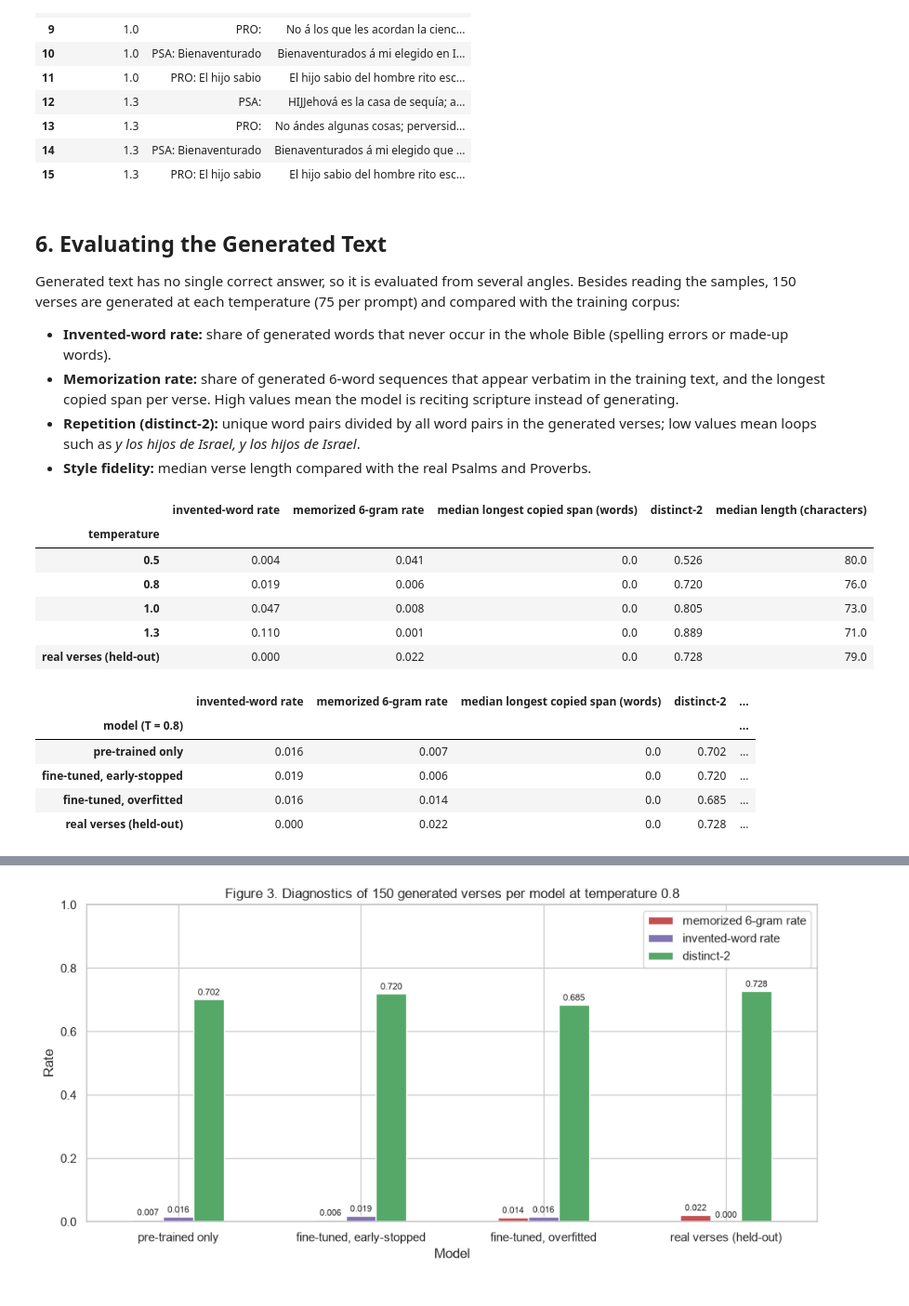
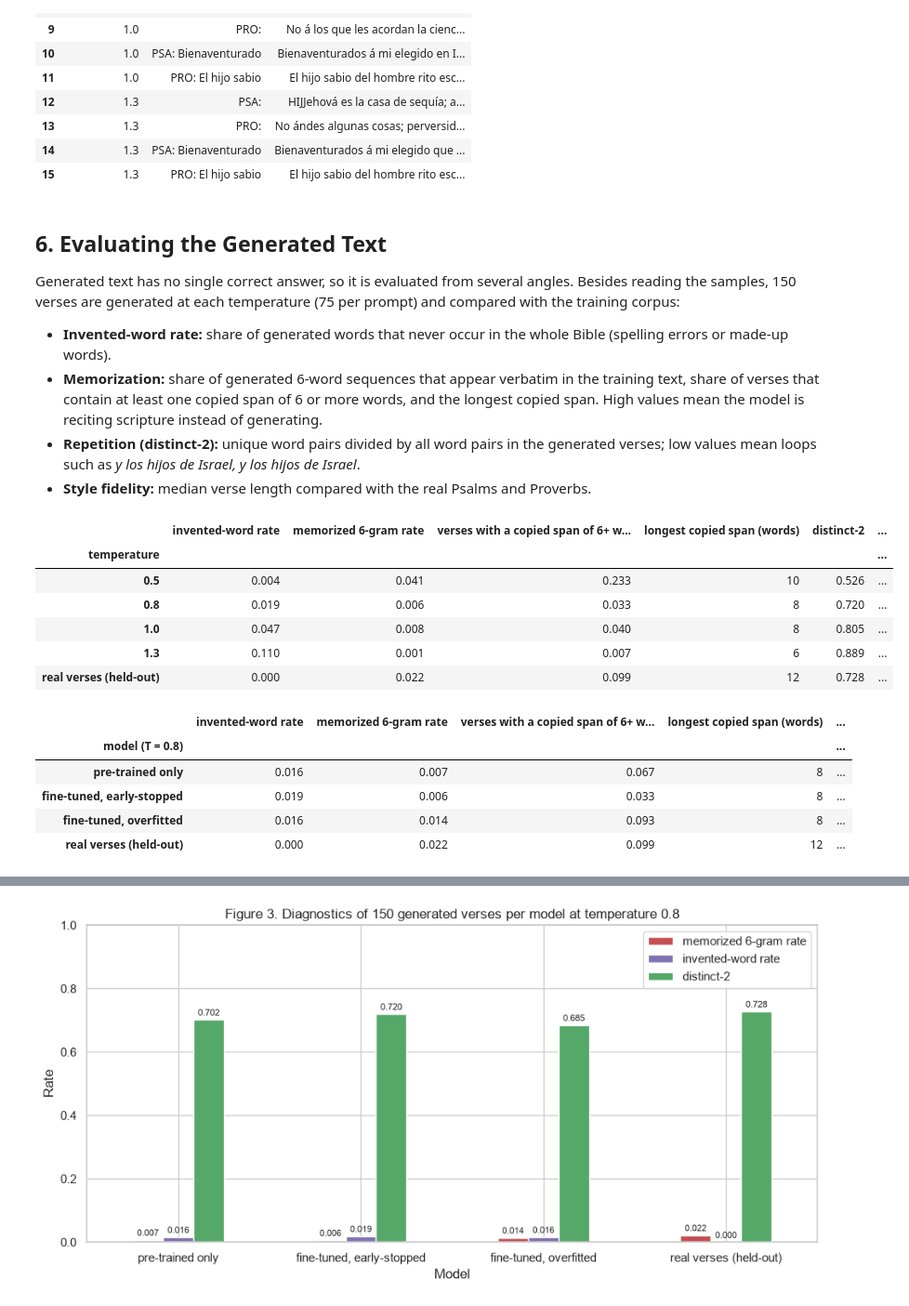
Before and after one commit to arturoappp/generative-ai-applications-project, a Jupyter notebook: generative_model.ipynb, the cells around one changed output, grey strips where cells are left out. Shown at 93% size. Cells and saved outputs as stored; diff of their text form; code cells hidden in the pictures.

```diff
--- a/generative_model.ipynb
+++ b/generative_model.ipynb
@@ -523,7 +523,7 @@ samples_by_temperature
 Generated text has no single correct answer, so it is evaluated from several angles. Besides reading the samples, 150 verses are generated at each temperature (75 per prompt) and compared with the training corpus:
 
 - **Invented-word rate:** share of generated words that never occur in the whole Bible (spelling errors or made-up words).
-- **Memorization rate:** share of generated 6-word sequences that appear verbatim in the training text, and the longest copied span per verse. High values mean the model is reciting scripture instead of generating.
+- **Memorization:** share of generated 6-word sequences that appear verbatim in the training text, share of verses that contain at least one copied span of 6 or more words, and the longest copied span. High values mean the model is reciting scripture instead of generating.
 - **Repetition (distinct-2):** unique word pairs divided by all word pairs in the generated verses; low values mean loops such as *y los hijos de Israel, y los hijos de Israel*.
 - **Style fidelity:** median verse length compared with the real Psalms and Proverbs.
 # %%
@@ -540,42 +540,43 @@ def longest_copied_span(words: list[str]) -> int:
         run = run + 1 if tuple(words[i:i + 6]) in train_6grams else 0
         best = max(best, run + 5 if run else 0)
     return best
 
 
 def evaluate_samples(samples: list[str]) -> dict:
-    """Invented-word rate, 6-gram memorization rate, longest copied span, distinct-2 and median length."""
+    """Invented-word rate, 6-gram memorization rate, share of verses with a 6+ word copy, longest copy, distinct-2 and median length."""
     words = [WORD_RE.findall(s.lower()) for s in samples]
     flat = [w for ws in words for w in ws]
     grams6 = [tuple(ws[i:i + 6]) for ws in words for i in range(len(ws) - 5)]
     bigrams = [tuple(ws[i:i + 2]) for ws in words for i in range(len(ws) - 1)]
     return {
         "invented-word rate": sum(w not in bible_words for w in flat) / max(len(flat), 1),
         "memorized 6-gram rate": sum(g in train_6grams for g in grams6) / max(len(grams6), 1),
-        "median longest copied span (words)": float(np.median([longest_copied_span(ws) for ws in words])),
+        "verses with a copied span of 6+ words": float(np.mean([longest_copied_span(ws) >= 6 for ws in words])),
+        "longest copied span (words)": int(max(longest_copied_span(ws) for ws in words)),
         "distinct-2": len(set(bigrams)) / max(len(bigrams), 1),
         "median length (characters)": float(np.median([len(s) for s in samples])),
     }
 
 
 N_PER_PROMPT = 75
 metrics, generated = [], {}
 m = load(finetuned_state)
 for temperature in [0.5, 0.8, 1.0, 1.3]:
     samples = [generate(m, p, temperature, seed=1000 + i)[5:] for p in ("PSA: ", "PRO: ") for i in range(N_PER_PROMPT)]
     generated[temperature] = samples
     metrics.append({"temperature": temperature, **evaluate_samples(samples)})
 real = verses[verses.book.isin(["PSA", "PRO"]) & (verses.split == "val")]["clean"].tolist()
 reference = evaluate_samples(real)
 metrics_table = pd.DataFrame(metrics + [{"temperature": "real verses (held-out)", **reference}]).set_index("temperature").round(3)
 metrics_table
 # %% [output]
-|  | invented-word rate | memorized 6-gram rate | median longest copied span (words) | distinct-2 | median length (characters) |
-| temperature |  |  |  |  |  |
-| 0.5 | 0.004 | 0.041 | 0.0 | 0.526 | 80.0 |
-| 0.8 | 0.019 | 0.006 | 0.0 | 0.720 | 76.0 |
-| 1.0 | 0.047 | 0.008 | 0.0 | 0.805 | 73.0 |
-| 1.3 | 0.110 | 0.001 | 0.0 | 0.889 | 71.0 |
-| real verses (held-out) | 0.000 | 0.022 | 0.0 | 0.728 | 79.0 |
+|  | invented-word rate | memorized 6-gram rate | verses with a copied span of 6+ w... | longest copied span (words) | distinct-2 | ... |
+| temperature |  |  |  |  |  | ... |
+| 0.5 | 0.004 | 0.041 | 0.233 | 10 | 0.526 | ... |
+| 0.8 | 0.019 | 0.006 | 0.033 | 8 | 0.720 | ... |
+| 1.0 | 0.047 | 0.008 | 0.040 | 8 | 0.805 | ... |
+| 1.3 | 0.110 | 0.001 | 0.007 | 6 | 0.889 | ... |
+| real verses (held-out) | 0.000 | 0.022 | 0.099 | 12 | 0.728 | ... |
 # %%
 # The same diagnostics for the three models at temperature 0.8
 model_rows = []
@@ -589,12 +590,12 @@ model_table = pd.DataFrame(model_rows).set_index("model (T = 0.8)").round(3)
 m = load(finetuned_state)
 model_table
 # %% [output]
-|  | invented-word rate | memorized 6-gram rate | median longest copied span (words) | distinct-2 | ... |
+|  | invented-word rate | memorized 6-gram rate | verses with a copied span of 6+ w... | longest copied span (words) | ... |
 | model (T = 0.8) |  |  |  |  | ... |
-| pre-trained only | 0.016 | 0.007 | 0.0 | 0.702 | ... |
-| fine-tuned, early-stopped | 0.019 | 0.006 | 0.0 | 0.720 | ... |
-| fine-tuned, overfitted | 0.016 | 0.014 | 0.0 | 0.685 | ... |
-| real verses (held-out) | 0.000 | 0.022 | 0.0 | 0.728 | ... |
+| pre-trained only | 0.016 | 0.007 | 0.067 | 8 | ... |
+| fine-tuned, early-stopped | 0.019 | 0.006 | 0.033 | 8 | ... |
+| fine-tuned, overfitted | 0.016 | 0.014 | 0.093 | 8 | ... |
+| real verses (held-out) | 0.000 | 0.022 | 0.099 | 12 | ... |
 # %%
 # Figure 2 — how the sampling temperature trades memorization and repetition against invented words
 plot_df = metrics_table.drop(index="real verses (held-out)").reset_index()
```
Also changed, not shown: parts of 3 cells of this notebook, 4 other files.
